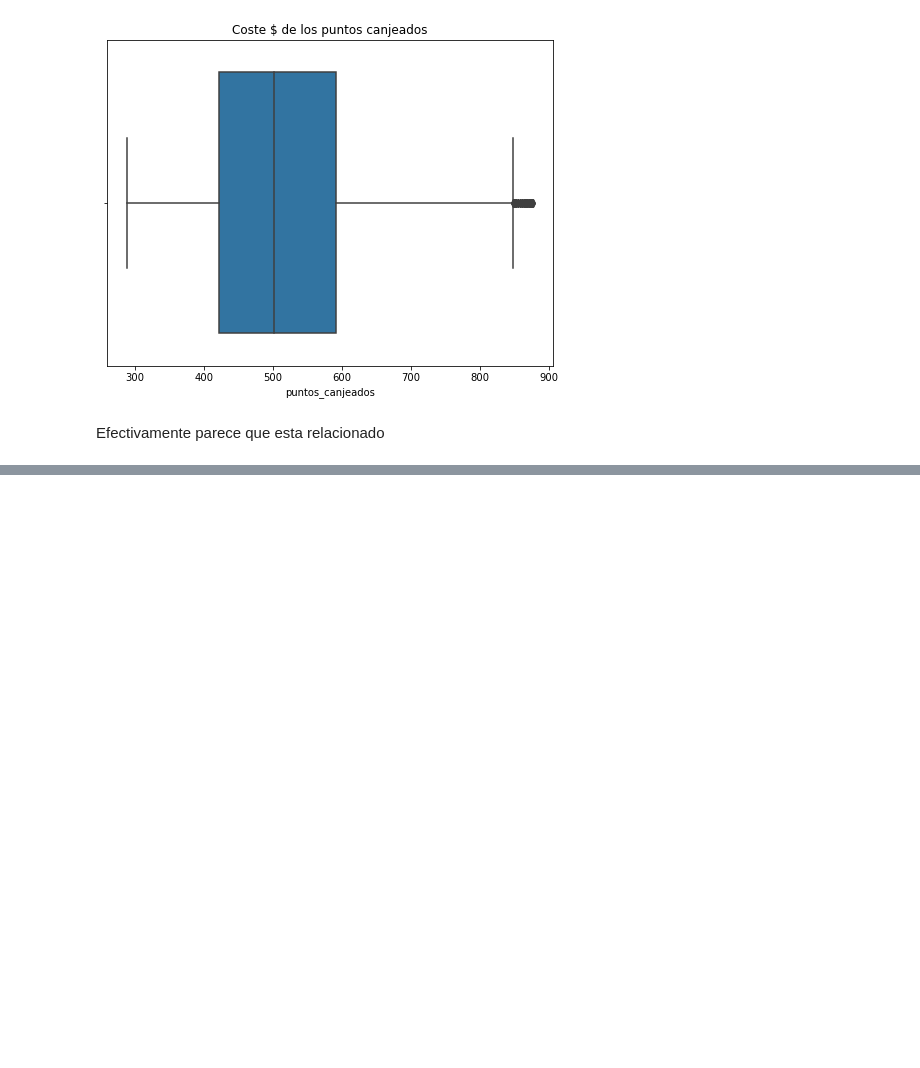
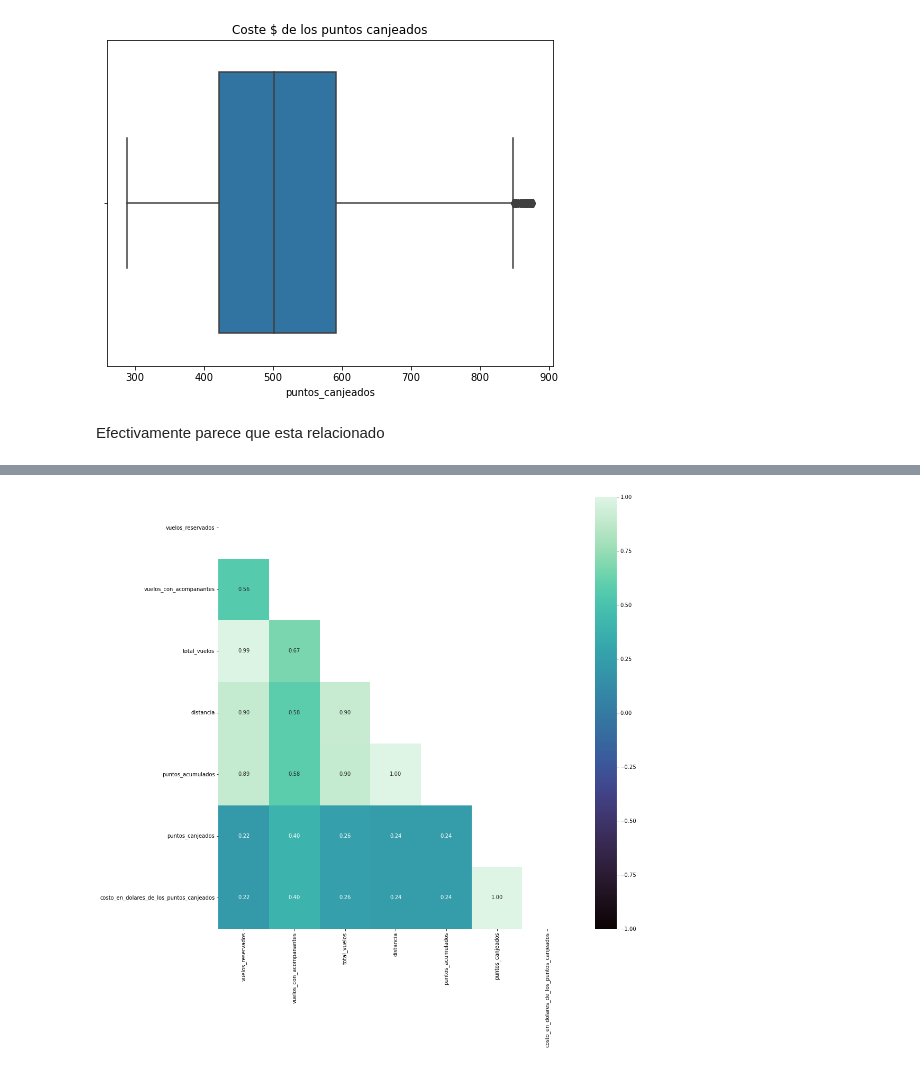
Before and after one commit to Adalab/bda-modulo-3-evaluacion-final-CarmenMoyano, a Jupyter notebook: Limpieza_csv1.ipynb, the cells around one changed output, grey strips where cells are left out. Cells and saved outputs as stored; diff of their text form; code cells hidden in the pictures; blank space fills up the shorter version.

```diff
--- a/Limpieza_csv1.ipynb
+++ b/Limpieza_csv1.ipynb
@@ -131,0 +197,3 @@ Efectivamente parece que esta relacionado
+# %%
+df_correlaciones = df1.iloc[:,3:].corr( method = "spearman")
+df_correlaciones
@@ -131,0 +209,18 @@ Efectivamente parece que esta relacionado
+# %%
+# AHORA YA PODREMOS ENTENDER DE UNA FORMA MÁS AMIGABLE LOS RESULTADOS DE LA MATRIZ DE CORRELACIÓN
+# establecemos el tamaño de la gráfica
+plt.figure(figsize = (15, 15))
+
+# creamos una matriz booleana de máscara
+mask = np.triu(np.ones_like(df_correlaciones, dtype=bool))
+
+# creamos un heatmap con la máscara
+sns.heatmap(df_correlaciones,
+            annot = True,
+            fmt = ".2f",
+            cmap = "mako",
+            vmax = 1,
+            vmin = -1,
+            mask = mask);
+# %% [output]
+[figure, added]
```
Also changed, not shown: parts of 15 cells of this notebook, 6 other files.
